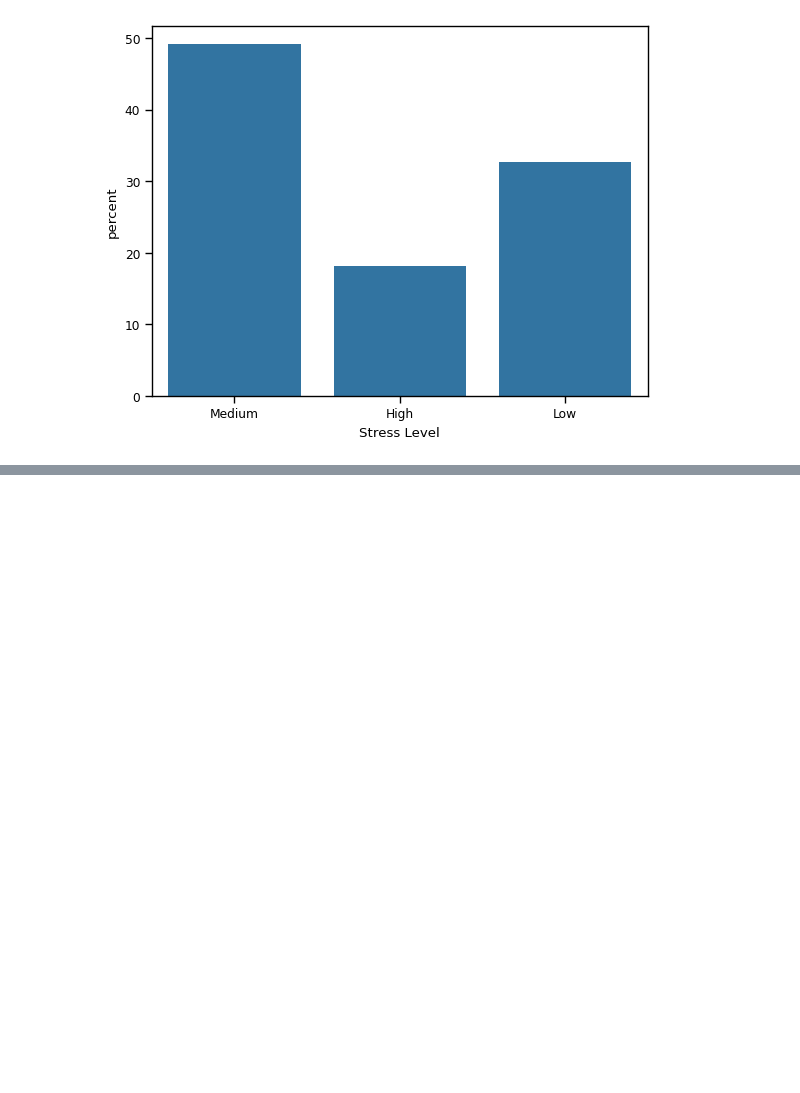
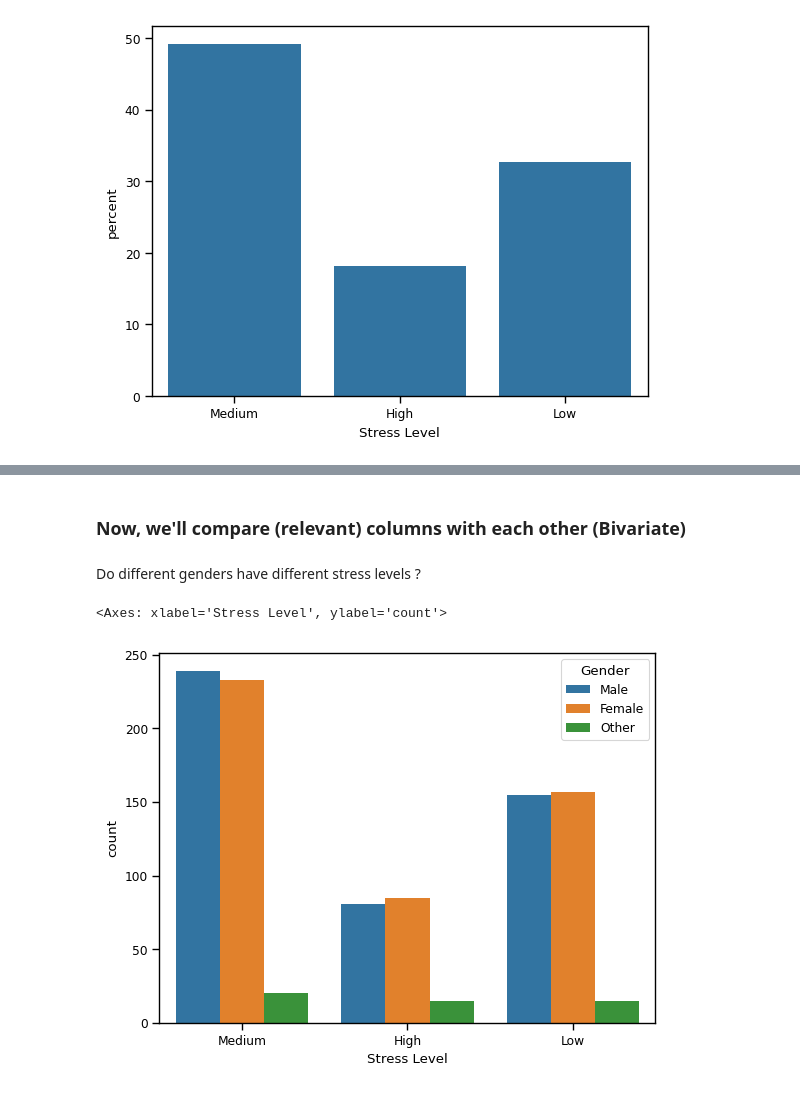
Before and after one commit to kc-011/python-programming, a Jupyter notebook: Module 3/eda.ipynb, the cells around one changed output, grey strips where cells are left out. Cells and saved outputs as stored; diff of their text form; code cells hidden in the pictures; blank space fills up the shorter version.

```diff
--- a/Module 3/eda.ipynb
+++ b/Module 3/eda.ipynb
@@ -109,0 +120,9 @@ sns.countplot(x=df['Anxious Before Exams'], stat='percent')
+# %% [markdown]
+### Now, we'll compare (relevant) columns with each other (Bivariate)
+# %% [markdown]
+Do different genders have different stress levels ?
+# %%
+sns.countplot(data=df, x="Stress Level", hue="Gender")
+# %% [output]
+<Axes: xlabel='Stress Level', ylabel='count'>
+[figure, added]
```
Also changed, not shown: parts of 15 cells of this notebook.
